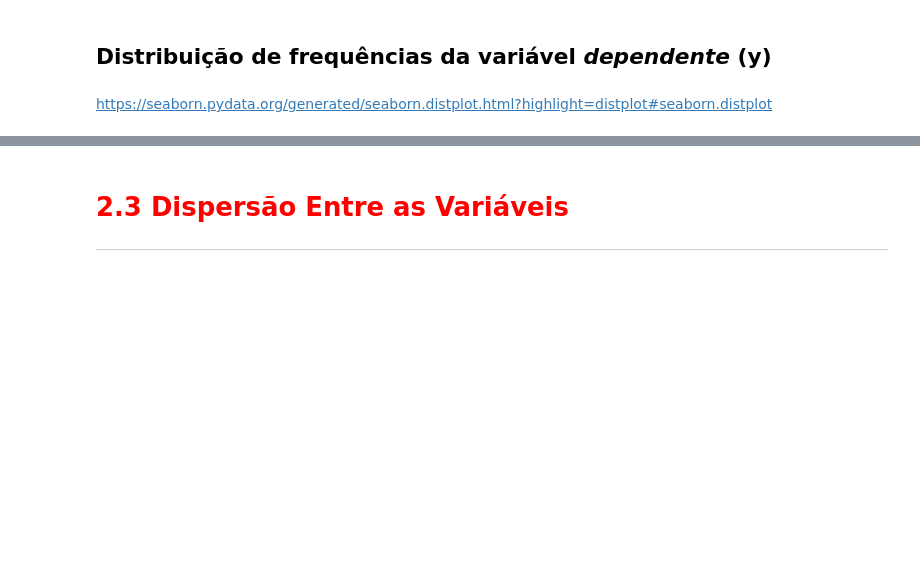
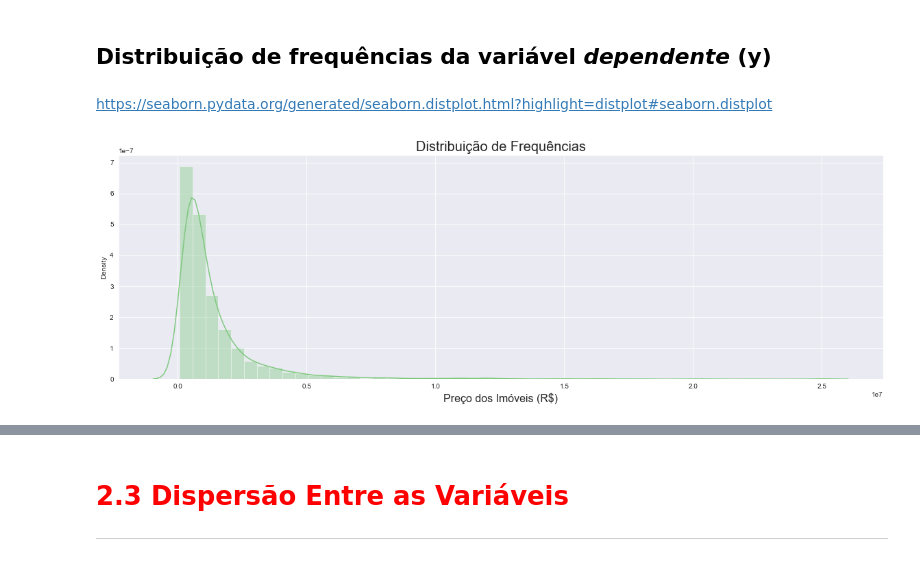
Before and after one commit to guilhermebap/Data-science-personal-study, a Jupyter notebook: Alura/ML/Regressão Linear2.ipynb, the cells around one changed output, grey strips where cells are left out. Cells and saved outputs as stored; diff of their text form; code cells hidden in the pictures; blank space fills up the shorter version.

```diff
--- a/Alura/ML/Regressão Linear2.ipynb
+++ b/Alura/ML/Regressão Linear2.ipynb
@@ -116,8 +116,10 @@ plt.show()
 # %% [markdown]
 https://seaborn.pydata.org/generated/seaborn.distplot.html?highlight=distplot#seaborn.distplot
 # %%
-
+ax = sns.distplot(dados['Valor'])
 ax.figure.set_size_inches(20, 6)
 ax.set_title('Distribuição de Frequências', fontsize=20)
 ax.set_xlabel('Preço dos Imóveis (R$)', fontsize=16)
-ax
+plt.show()
+# %% [output]
+[figure, added]
```
Also changed, not shown: parts of 19 cells of this notebook.
